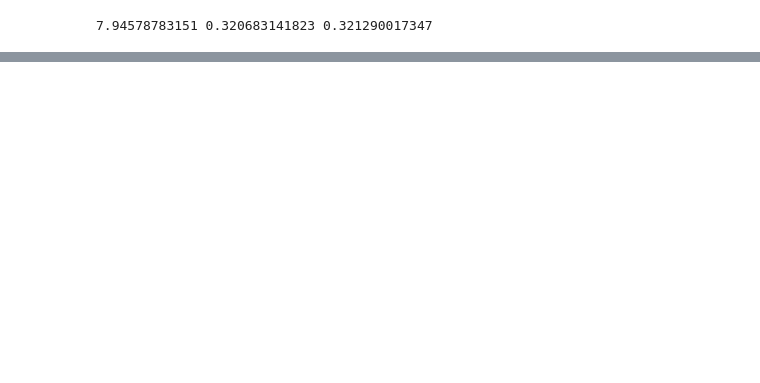
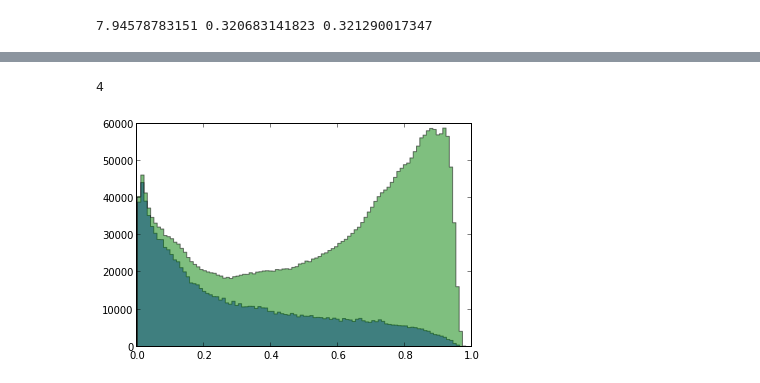
Before and after one commit to gitcheng/dilep_nb, a Jupyter notebook: singlevar_asym.ipynb, the cells around one changed output, grey strips where cells are left out. Saved outputs shown, nothing was run; the diff lists cells and outputs as text; code cells hidden in the pictures; blank space fills up the shorter version.

Commit message:
update singlevar_asym. Reproduce random-forest-20-200.p

```diff
--- a/singlevar_asym.ipynb
+++ b/singlevar_asym.ipynb
@@ -50,0 +46,24 @@ for d in ds:
+# %%
+# Select events
+data_ep= [ d[sel] for d,sel in zip(ds, sel_ep) ]
+data_en= [ d[sel] for d,sel in zip(ds, sel_en) ]
+# %%
+len(data_e)
+# %% [output]
+4
+# %%
+# Prepare data to feed to the classifier
+v_train= ['nTrk','thrust', 'R2', 'emiss','cosThetaS','cosThetaT','Lp0','Lp2']
+Xps = [ d[v_train] for d in data_ep ]
+Xns = [ d[v_train] for d in data_en ]
+# unify record types in training array and convert to regular array
+dtypes= Xps[0].dtype
+ntypes=[]
+for t in dtypes.names: ntypes.append((t, '<f4'))
+Xps = [ X.astype(ntypes).view(('<f4', len(dtypes.names))) for X in Xps ]
+Xns = [ X.astype(ntypes).view(('<f4', len(dtypes.names))) for X in Xns ]
+# %%
+# Load classifier
+from sklearn.ensemble import RandomForestClassifier
+import pickle
+clf= pickle.load(open('random-forest-20-200.p','rb'))
@@ -51 +74,6 @@ for d in ds:
+# %%
+h= hist(ycl_ep[1], bins=100, alpha=0.5, histtype='stepfilled', weights=np.array([w_off]*len(ycl_ep[1])))
+h= hist(ycl_ep[0], bins=100, alpha=0.5, histtype='stepfilled')
+# %% [output]
+[figure, added]
 # %%
```
Also changed, not shown: parts of 18 cells of this notebook, 2 other files.
